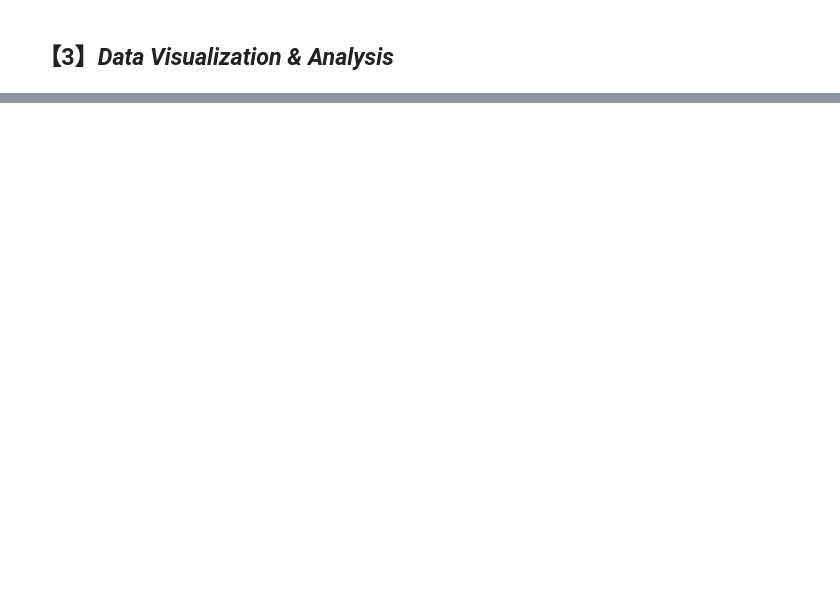
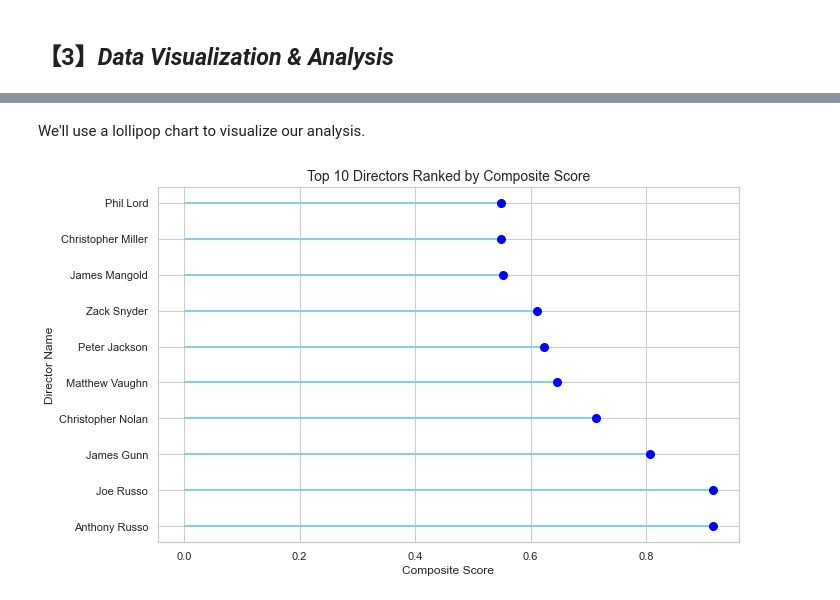
Before and after one commit to JUDAH004/GROUP-4_SK_-PHASE-2-PROJECT, a Jupyter notebook: project_notebook.ipynb, the cells around one changed output, grey strips where cells are left out. Saved outputs shown, nothing was run; the diff lists cells and outputs as text; code cells hidden in the pictures; blank space fills up the shorter version.

```diff
--- a/project_notebook.ipynb
+++ b/project_notebook.ipynb
@@ -1444,0 +1100,6 @@ P-value: 0.00000
+# %%
+# Path to your extracted SQLite database
+db_path = "im.db/im.db"
+
+# Connect to the database
+conn = sqlite3.connect(db_path)
@@ -1444,0 +1246,23 @@ P-value: 0.00000
+# %%
+# Normalize the metrics
+directors_aggregated_df['normalized_rating'] = (
+    (directors_aggregated_df['avg_rating'] - directors_aggregated_df['avg_rating'].min()) /
+    (directors_aggregated_df['avg_rating'].max() - directors_aggregated_df['avg_rating'].min())
+)
+
+directors_aggregated_df['normalized_votes'] = (
+    (directors_aggregated_df['total_votes'] - directors_aggregated_df['total_votes'].min()) /
+    (directors_aggregated_df['total_votes'].max() - directors_aggregated_df['total_votes'].min())
+)
+
+# Calculate the composite score
+directors_aggregated_df['composite_score'] = (
+    0.5 * directors_aggregated_df['normalized_rating'] +
+    0.5 * directors_aggregated_df['normalized_votes']
+)
+
+# Sort directors by the composite score in descending order
+ranked_directors_df = directors_aggregated_df.sort_values(by='composite_score', ascending=False)
+ranked_directors_df.reset_index(drop=True, inplace=True)
+
+ranked_directors_df[['director_name', 'avg_rating', 'total_votes', 'composite_score']].head(10)
@@ -1444,0 +1281,20 @@ P-value: 0.00000
+# %% [markdown]
+We'll use a lollipop chart to visualize our analysis.
+# %%
+# Select the top 10 directors for visualization
+top_directors = ranked_directors_df.head(10)
+
+# Create a lollipop chart
+plt.figure(figsize=(10, 6))
+plt.hlines(y=top_directors['director_name'], xmin=0, xmax=top_directors['composite_score'], color='skyblue', linewidth=2)
+plt.plot(top_directors['composite_score'], top_directors['director_name'], "o", markersize=8, color='blue')
+
+# Add labels and title
+plt.xlabel('Composite Score', fontsize=12)
+plt.ylabel('Director Name', fontsize=12)
+plt.title('Top 10 Directors Ranked by Composite Score', fontsize=14)
+plt.tight_layout()
+
+plt.show()
+# %% [output]
+[figure, added]
```
Also changed, not shown: parts of 72 cells of this notebook, 1 other file.
